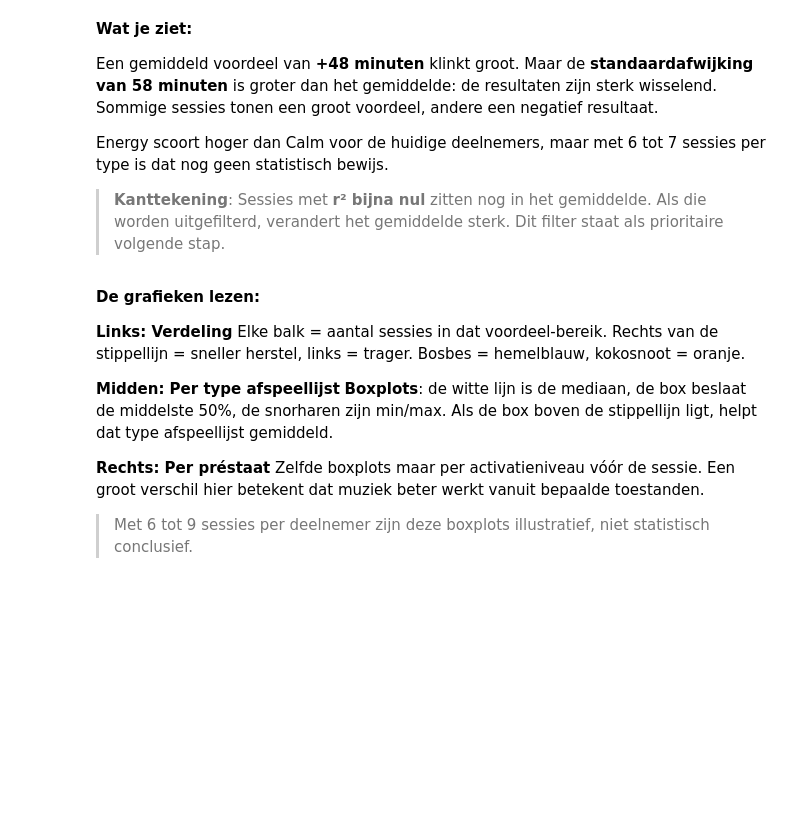
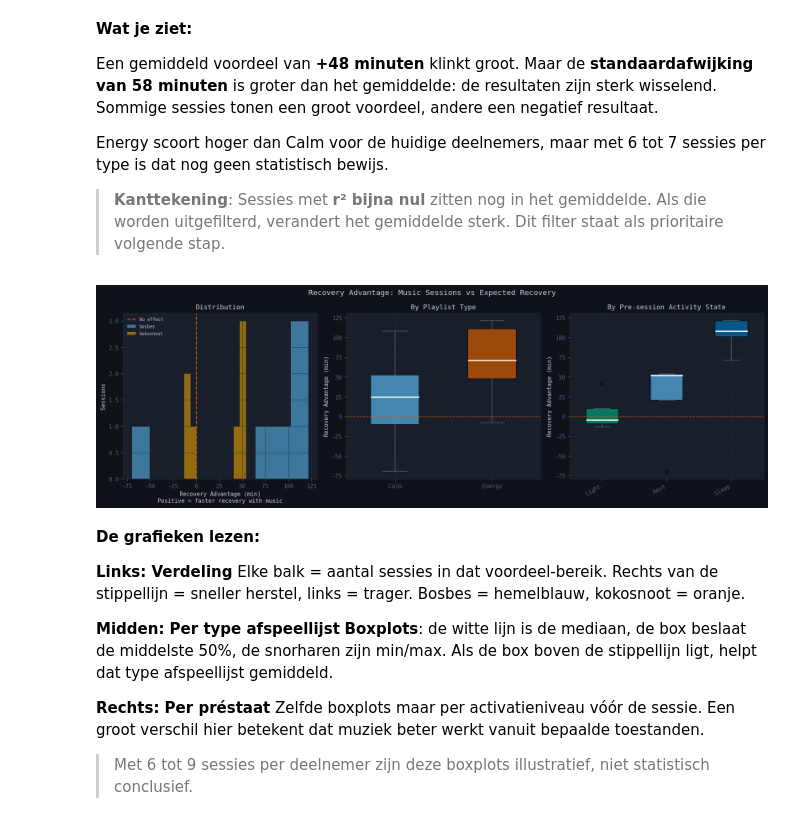
Before and after one commit to astridverschraege/spotify-project, a Jupyter notebook: notebooks/recovery_analysis.ipynb, the cells around one changed output. Saved outputs shown, nothing was run; the diff lists cells and outputs as text; code cells hidden in the pictures; blank space fills up the shorter version.

```diff
--- a/notebooks/recovery_analysis.ipynb
+++ b/notebooks/recovery_analysis.ipynb
@@ -661,8 +757,14 @@ if all_effects.empty:
     print("No cross-participant effects found. Run pipeline.py first.")
 else:
     valid_eff = all_effects.dropna(subset=['advantage'])
-    print(f"Valid advantage scores: {len(valid_eff)} / {len(all_effects)}")
-    print(f"Mean advantage: {valid_eff['advantage'].mean():+.2f} min")
-    print(f"Std:            {valid_eff['advantage'].std():.2f} min")
+    print(f"Voordeel-scores aanwezig: {len(valid_eff)} / {len(all_effects)}")
+    print(f"  Gemiddeld (alle):       {valid_eff['advantage'].mean():+.2f} min  ← inclusief ruis")
+    if not reliable.empty:
+        print(f"  Gemiddeld (reliable):   {reliable['advantage'].mean():+.2f} min  ← gebruik dit")
+        print(f"  SD (reliable):          {reliable['advantage'].std():.2f} min")
     print()
-    print(valid_eff.groupby('playlist')['advantage'].agg(['mean', 'std', 'count']).round(2))
+    if not reliable.empty:
+        print("Betrouwbare sessies per afspeellijst (r² > 0.05 + pre_stress ≥ asymptoot):")
+        print(reliable.groupby('playlist')['advantage'].agg(['mean', 'std', 'count']).round(2))
+    else:
+        print(valid_eff.groupby('playlist')['advantage'].agg(['mean', 'std', 'count']).round(2))
@@ -683,7 +796,7 @@ if not all_effects.empty and 'advantage' in all_effects.columns:
 
     # 1. Distribution of advantage scores
     ax = axes[0]
-    ax.axvline(0, color='#D55E00', linewidth=1.5, linestyle='--', label='No effect')
+    ax.axvline(0, color=OI['vermilion'], linewidth=1.5, linestyle='--', label='No effect')
     for codename, group in valid_eff.groupby('participant'):
         color = PARTICIPANTS.get(codename, {}).get('color', '#888')
         ax.hist(group['advantage'], bins=10, alpha=0.6, color=color, label=codename)
@@ -695,46 +808,46 @@ if not all_effects.empty and 'advantage' in all_effects.columns:
     # 2. Advantage by playlist type
     ax = axes[1]
     playlists = valid_eff['playlist'].dropna().unique()
-    playlist_colors = {'Calm': '#56B4E9', 'Energy': '#D55E00', 'Neutral': '#F0E442'}
-    positions = np.arange(len(playlists))
     for k, pl in enumerate(sorted(playlists)):
         sub = valid_eff[valid_eff['playlist'] == pl]['advantage']
         ax.boxplot(sub, positions=[k], widths=0.5,
                    patch_artist=True,
-                   boxprops={'facecolor': playlist_colors.get(pl, '#888'), 'alpha': 0.7},
+                   boxprops={'facecolor': PLAYLIST_COLORS.get(pl, '#888'), 'alpha': 0.7},
                    medianprops={'color': 'white', 'linewidth': 2},
                    whiskerprops={'color': '#586475'},
                    capprops={'color': '#586475'},
                    flierprops={'marker': 'o', 'color': '#586475', 'markersize': 4})
-    ax.axhline(0, color='#D55E00', linewidth=1, linestyle='--')
+    ax.axhline(0, color=OI['vermilion'], linewidth=1, linestyle='--')
     ax.set_xticks(range(len(sorted(playlists))))
     ax.set_xticklabels(sorted(playlists))
     ax.set_ylabel('Recovery Advantage (min)')
     ax.set_title('By Playlist Type')
 
     # 3. Advantage by pre-session state
     ax = axes[2]
     states_present = valid_eff['pre_state'].dropna().unique()
     for k, state in enumerate(sorted(states_present)):
         sub = valid_eff[valid_eff['pre_state'] == state]['advantage']
         if len(sub) < 2:
             continue
         ax.boxplot(sub, positions=[k], widths=0.5,
                    patch_artist=True,
                    boxprops={'facecolor': STATE_COLORS.get(state, '#888'), 'alpha': 0.7},
                    medianprops={'color': 'white', 'linewidth': 2},
                    whiskerprops={'color': '#586475'},
                    capprops={'color': '#586475'},
                    flierprops={'marker': 'o', 'color': '#586475', 'markersize': 4})
-    ax.axhline(0, color='#D55E00', linewidth=1, linestyle='--')
+    ax.axhline(0, color=OI['vermilion'], linewidth=1, linestyle='--')
     ax.set_xticks(range(len(sorted(states_present))))
     ax.set_xticklabels(sorted(states_present), rotation=30, ha='right')
     ax.set_ylabel('Recovery Advantage (min)')
     ax.set_title('By Pre-session Activity State')
 
     plt.tight_layout()
     plt.savefig(ANALYSIS_ROOT / 'recovery_advantage.png', bbox_inches='tight', dpi=150)
     plt.show()
+# %% [output]
+[figure, added]
 # %% [markdown]
 **De grafieken lezen:**
 
```
Also changed, not shown: parts of 30 cells of this notebook, 2 other files.
